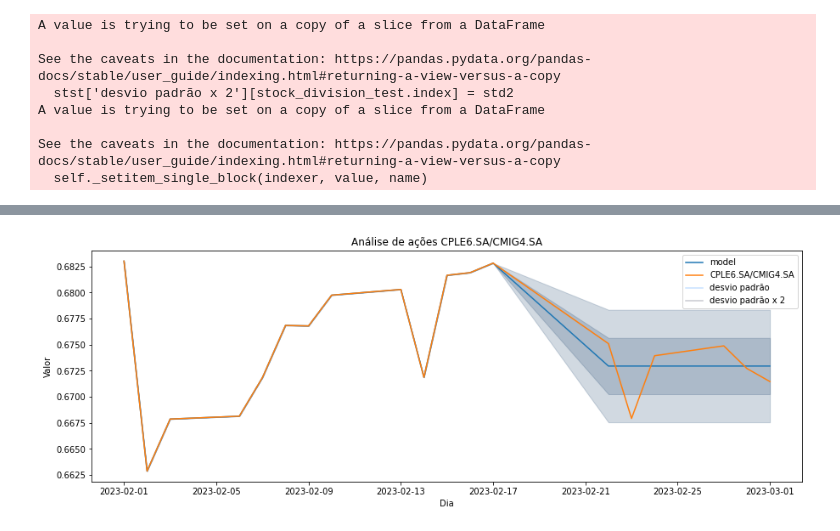
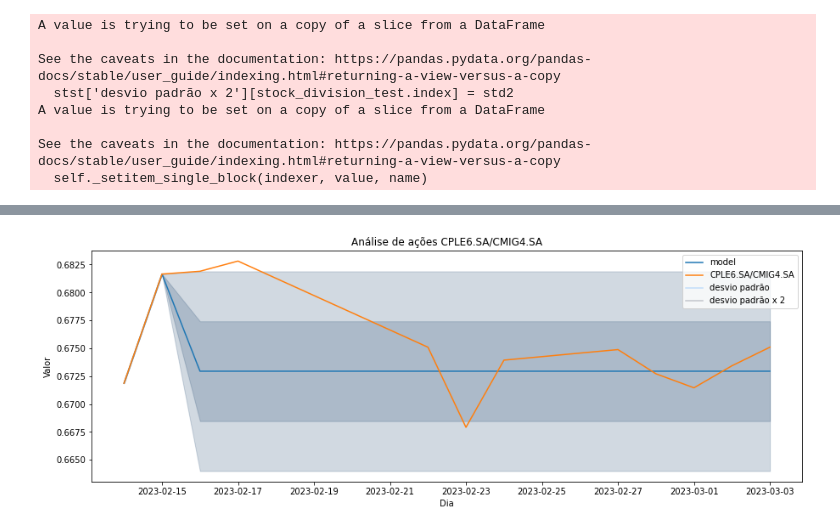
Before and after one commit to msfreit/long_short, a Jupyter notebook: eryc_long_short.ipynb, the cells around one changed output, grey strips where cells are left out. Saved outputs shown, nothing was run; the diff lists cells and outputs as text; code cells hidden in the pictures.

```diff
--- a/eryc_long_short.ipynb
+++ b/eryc_long_short.ipynb
@@ -97,8 +224,8 @@ def stock_analysis(stock1, stock2, start_date, end_date, days_to_try):
 stock1 = "CPLE6.SA"
 stock2 = "CMIG4.SA"
 start_date = date(2023,2,1)
-end_date = date(2023,2,20)
-days_to_try = 10
+end_date = date(2023,2,15)
+days_to_try = 20
 
 resultados = stock_analysis( stock1, stock2, start_date, end_date, days_to_try)
 # resultados
@@ -141,32 +268,33 @@ def plot_stock_analysis(data):
     # Crie um gráfico com a divisão STOCK1/STOCK2 e a linha da model
     fig, ax = plt.subplots()
     ax.plot(data.index, data['model'], label='model')
     ax.plot(data.index, data[f'{stock1}/{stock2}'], label=stock1+"/"+stock2)
 
     # Adicione sombras para os intervalos de alpha
     ax.fill_between(data.index, data['model'] - 2*data['desvio padrão'], data['model'] + 2*data['desvio padrão'], alpha=0.2, color='#19416b')
     ax.fill_between(data.index, data['model'] - data['desvio padrão'], data['model'] + data['desvio padrão'], alpha=0.2, color='#19416b')
 
     stdev_legend = [
         (data['desvio padrão'], '#71b6ff', 'desvio padrão')
         ,(data['desvio padrão x 2'], '#747a8a', 'desvio padrão x 2')
     ]
     for alpha, color, label in stdev_legend:
         ax.plot([], [], color=color, alpha=0.4, label=label)
 
     # Adicione legendas e rótulos aos eixos
     ax.legend()
     ax.set_xlabel('Dia')
     ax.set_ylabel('Valor')
     ax.set_title('Análise de ações '+stock1+'/'+stock2)
 
     # Ajuste o tamanho da figura
     fig.set_size_inches(15, 5)
 
     # Exiba o gráfico
     plt.show()
 
 
-plot_stock_analysis(resultados)
+pd.to_datetime(end_date + timedelta(days=days_to_try))
+plot_stock_analysis(resultados.loc[resultados.index >= pd.to_datetime(end_date - timedelta(days=1))])
 # %% [output]
-[figure, old version]
+[figure, new version]
```
Also changed, not shown: parts of 5 cells of this notebook.
